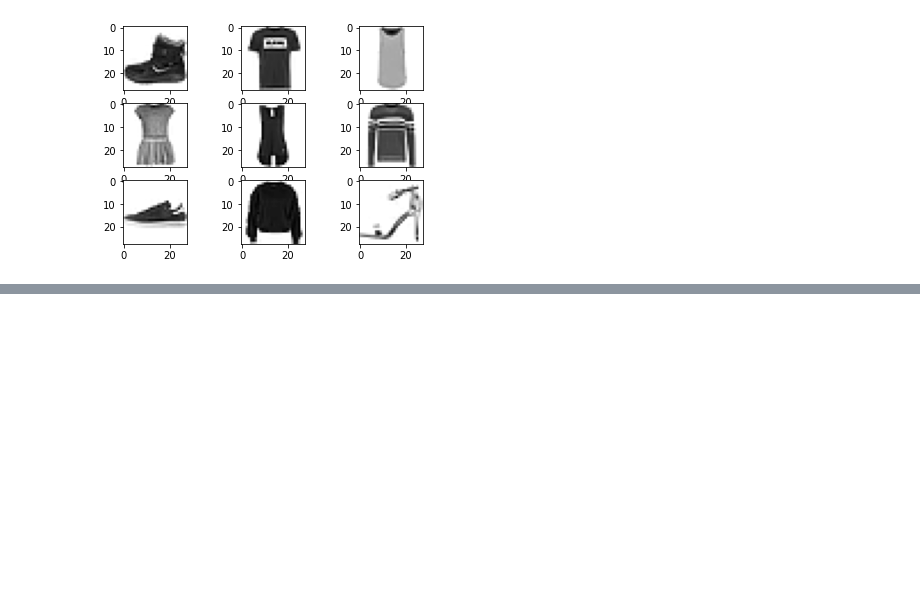
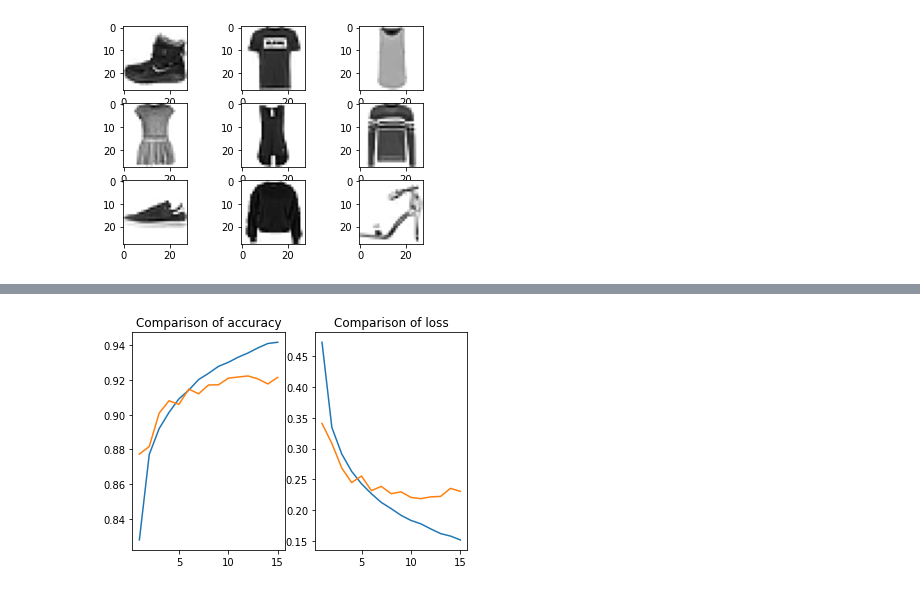
Before and after one commit to selennazlib/DeepLearningPortfolioProjects, a Jupyter notebook: FashionMNIST/FashionMNISTDataset.ipynb, the cells around one changed output, grey strips where cells are left out. Drawn from its saved outputs; the diff is of its cells as text; code cells hidden in the pictures; blank space fills up the shorter version.

Commit message:
Accuracy score has been increased, results has been plotted, model has been saved (version 2)

```diff
--- a/FashionMNIST/FashionMNISTDataset.ipynb
+++ b/FashionMNIST/FashionMNISTDataset.ipynb
@@ -122,0 +128,11 @@ Epoch 1/3
+# %%
+# model got very high loss and low accuracy scores so I'll adjust with some changes
+model = keras.Sequential()
+model.add(Conv2D(32, (3, 3), activation='relu', input_shape=(28, 28, 1)))
+model.add(MaxPooling2D(2, 2))
+model.add(Conv2D(64, (2, 2), activation='relu'))
+model.add(MaxPooling2D(2, 2))
+model.add(layers.Dropout((0.5)))
+model.add(layers.Flatten())
+model.add(Dense(128, activation='relu'))
+model.add(Dense(10, activation='softmax'))
@@ -122,0 +159,5 @@ Epoch 1/3
+# %%
+# compile the model
+model.compile(optimizer='adam', loss='sparse_categorical_crossentropy', metrics=['accuracy'])
+# %%
+history = model.fit(train_img, train_label, validation_data=[test_img, test_label], epochs=15, callbacks=stop_early)
@@ -122,0 +182,21 @@ Epoch 1/3
+# %%
+# visualize the accuaracy and the loss
+acc = history.history['accuracy']
+val_acc = history.history['val_accuracy']
+loss = history.history['loss']
+val_loss = history.history['val_loss']
+
+
+epochs = range(1, len(acc) + 1)
+plt.subplot(121)
+plt.plot(epochs, acc, label='training accuracy')
+plt.plot(epochs, val_acc, label='validation accuracy')
+plt.title("Comparison of accuracy")
+
+plt.subplot(122)
+plt.plot(epochs, loss, label='training loss')
+plt.plot(epochs, val_loss, label='validation loss')
+plt.title("Comparison of loss")
+plt.show()
+# %% [output]
+[figure, added]
```
Also changed, not shown: parts of 6 cells of this notebook.
